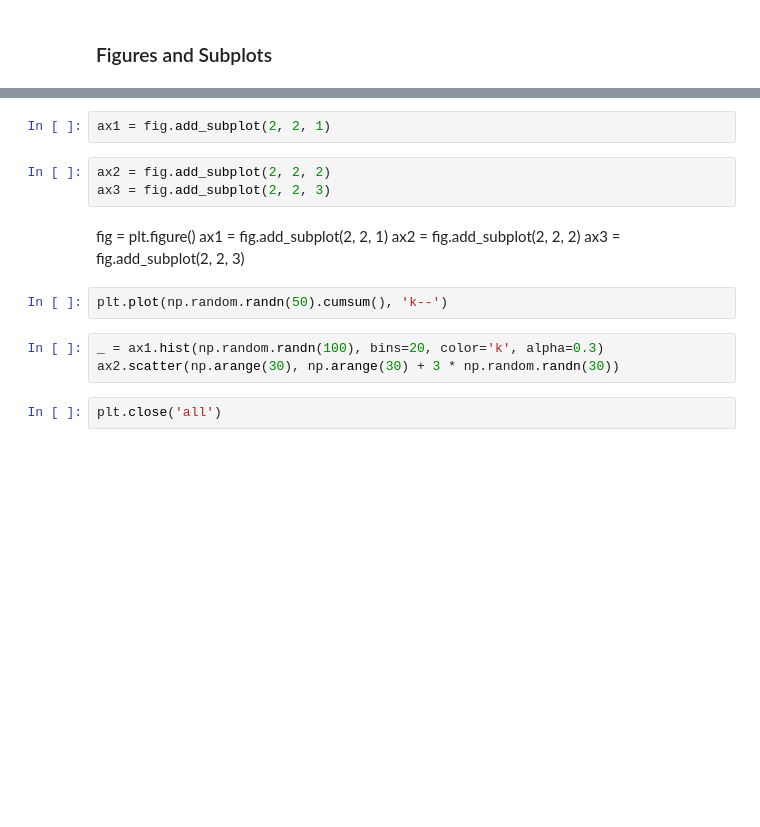
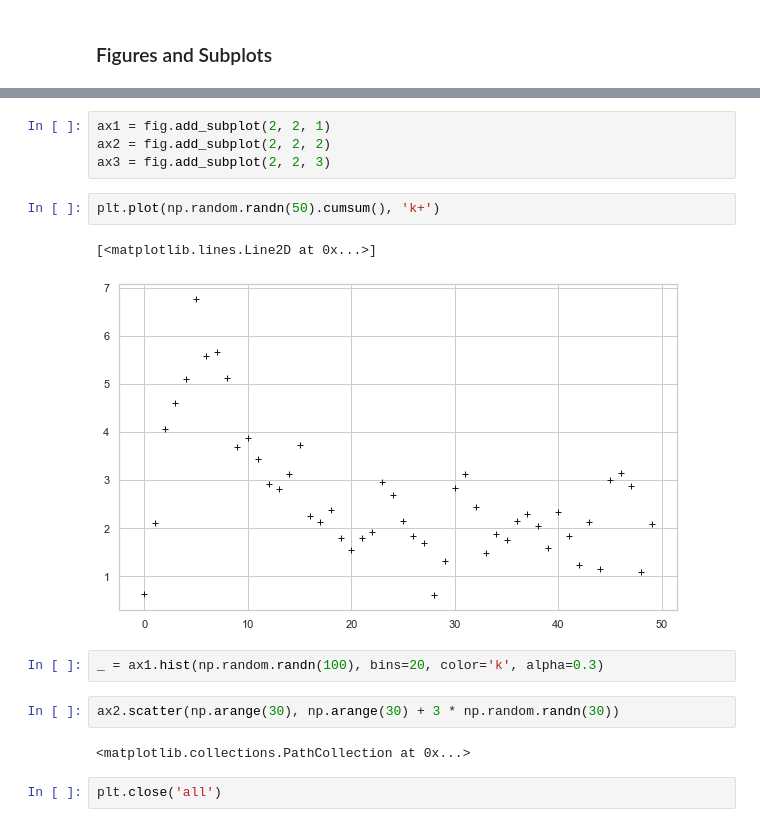
Before and after one commit to salmonofdoubt/MOOC, a Jupyter notebook: DA_OREILLY/CH08_PLOTTING_VISUALIZATION/ADV-plotting-visualization.ipynb, the cells around one changed output, grey strips where cells are left out. Drawn from its saved outputs; the diff is of its cells as text; blank space fills up the shorter version.

```diff
--- a/DA_OREILLY/CH08_PLOTTING_VISUALIZATION/ADV-plotting-visualization.ipynb
+++ b/DA_OREILLY/CH08_PLOTTING_VISUALIZATION/ADV-plotting-visualization.ipynb
@@ -28,18 +74,18 @@ fig = plt.figure()
 # %%
 ax1 = fig.add_subplot(2, 2, 1)
+ax2 = fig.add_subplot(2, 2, 2)
+ax3 = fig.add_subplot(2, 2, 3)
-# %%
-ax2 = fig.add_subplot(2, 2, 2)
-ax3 = fig.add_subplot(2, 2, 3)
-# %% [markdown]
-fig = plt.figure()
-ax1 = fig.add_subplot(2, 2, 1)
-ax2 = fig.add_subplot(2, 2, 2)
-ax3 = fig.add_subplot(2, 2, 3)
 # %%
-plt.plot(np.random.randn(50).cumsum(), 'k--')
+plt.plot(np.random.randn(50).cumsum(), 'k+')
+# %% [output]
+[<matplotlib.lines.Line2D at 0x...>]
+[figure, added]
 # %%
 _ = ax1.hist(np.random.randn(100), bins=20, color='k', alpha=0.3)
-ax2.scatter(np.arange(30), np.arange(30) + 3 * np.random.randn(30))
+# %%
+ax2.scatter(np.arange(30), np.arange(30) + 3 * np.random.randn(30))
+# %% [output]
+<matplotlib.collections.PathCollection at 0x...>
 # %%
 plt.close('all')
 # %%
```
Also changed, not shown: parts of 41 cells of this notebook, 1 other file.
